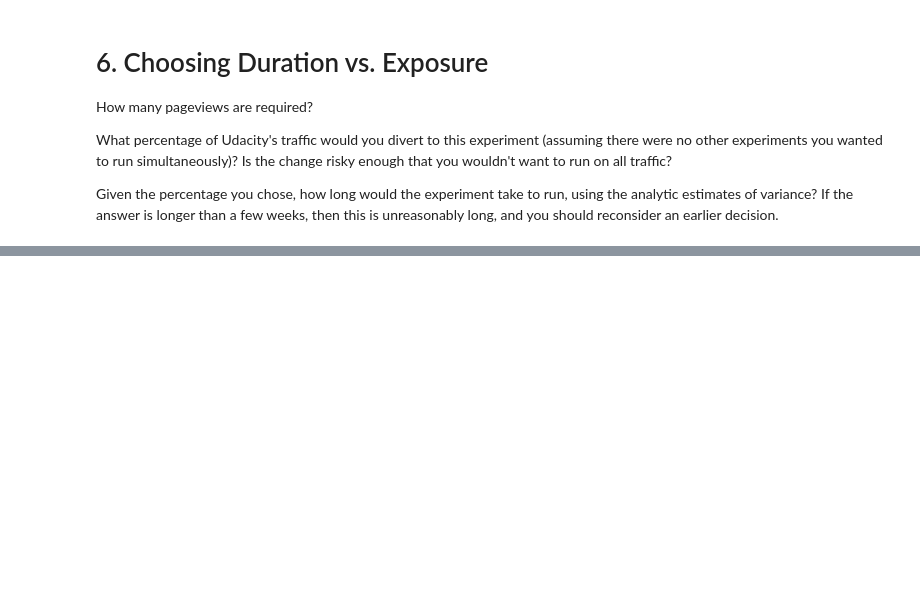
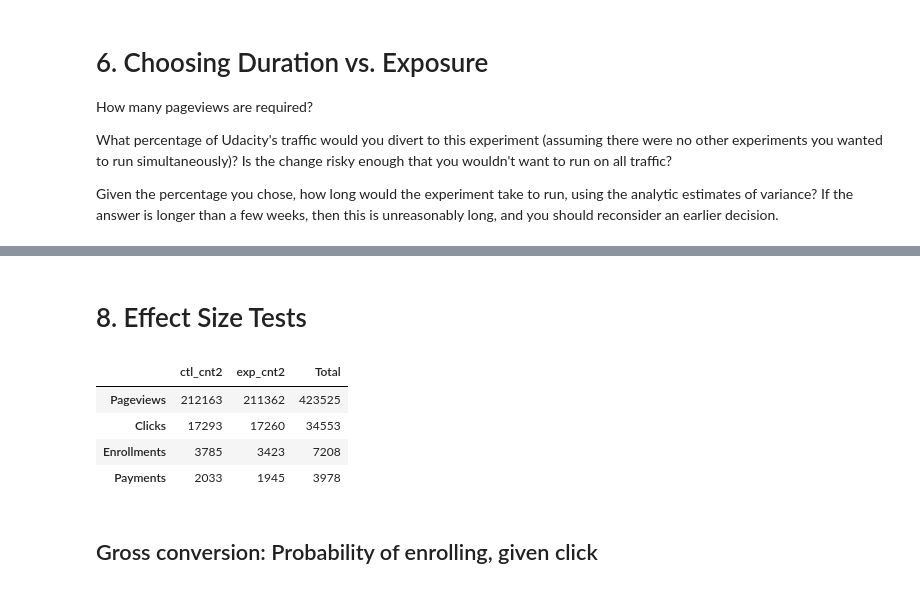
Before and after one commit to wangyiqun527/A-B-test, a Jupyter notebook: Final_Project.ipynb, the cells around one changed output, grey strips where cells are left out. Cells and saved outputs as stored; diff of their text form; code cells hidden in the pictures; blank space fills up the shorter version.

```diff
--- a/Final_Project.ipynb
+++ b/Final_Project.ipynb
@@ -179,0 +269,19 @@ If you have chosen multiple evaluation metrics, you will need to decide whether
+# %% [markdown]
+# 8. Effect Size Tests
+# %%
+ctl_cnt2 = sapply(na.omit(Control[,2:5]), function(x) sum(x, na.rm=T))
+exp_cnt2 = sapply(na.omit(Experiment[,2:5]), function(x) sum(x, na.rm=T))
+
+results2 = data.table(cbind(ctl_cnt2, exp_cnt2))
+results2[, Total:=ctl_cnt2+exp_cnt2]
+rownames(results2) = names(Control)[2:5]
+
+results2
+# %% [output]
+|  | ctl_cnt2 | exp_cnt2 | Total |
+| Pageviews | 212163 | 211362 | 423525 |
+| Clicks | 17293 | 17260 | 34553 |
+| Enrollments | 3785 | 3423 | 7208 |
+| Payments | 2033 | 1945 | 3978 |
+# %% [markdown]
+##  Gross conversion: Probability of enrolling, given click
```
Also changed, not shown: parts of 26 cells of this notebook.
